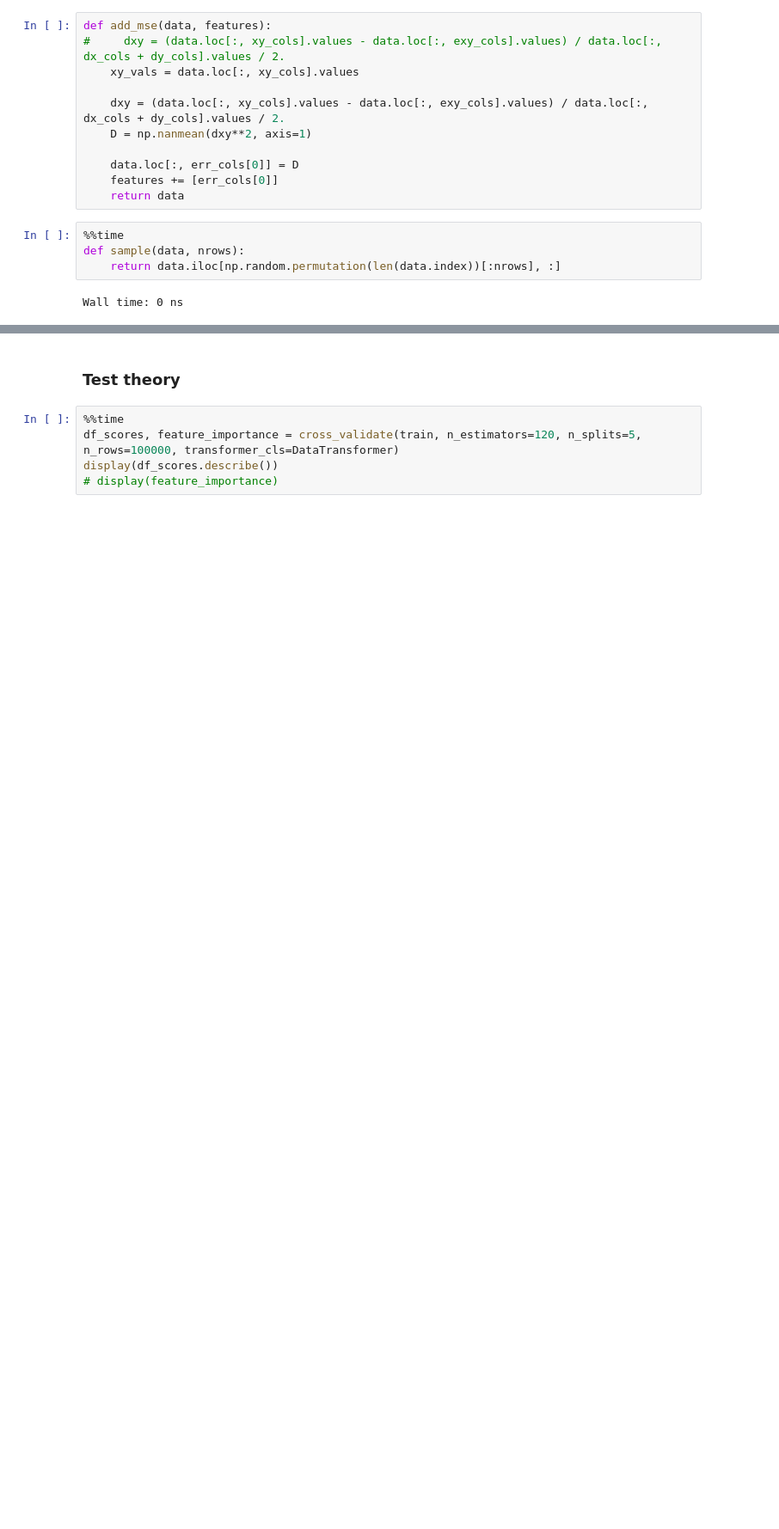
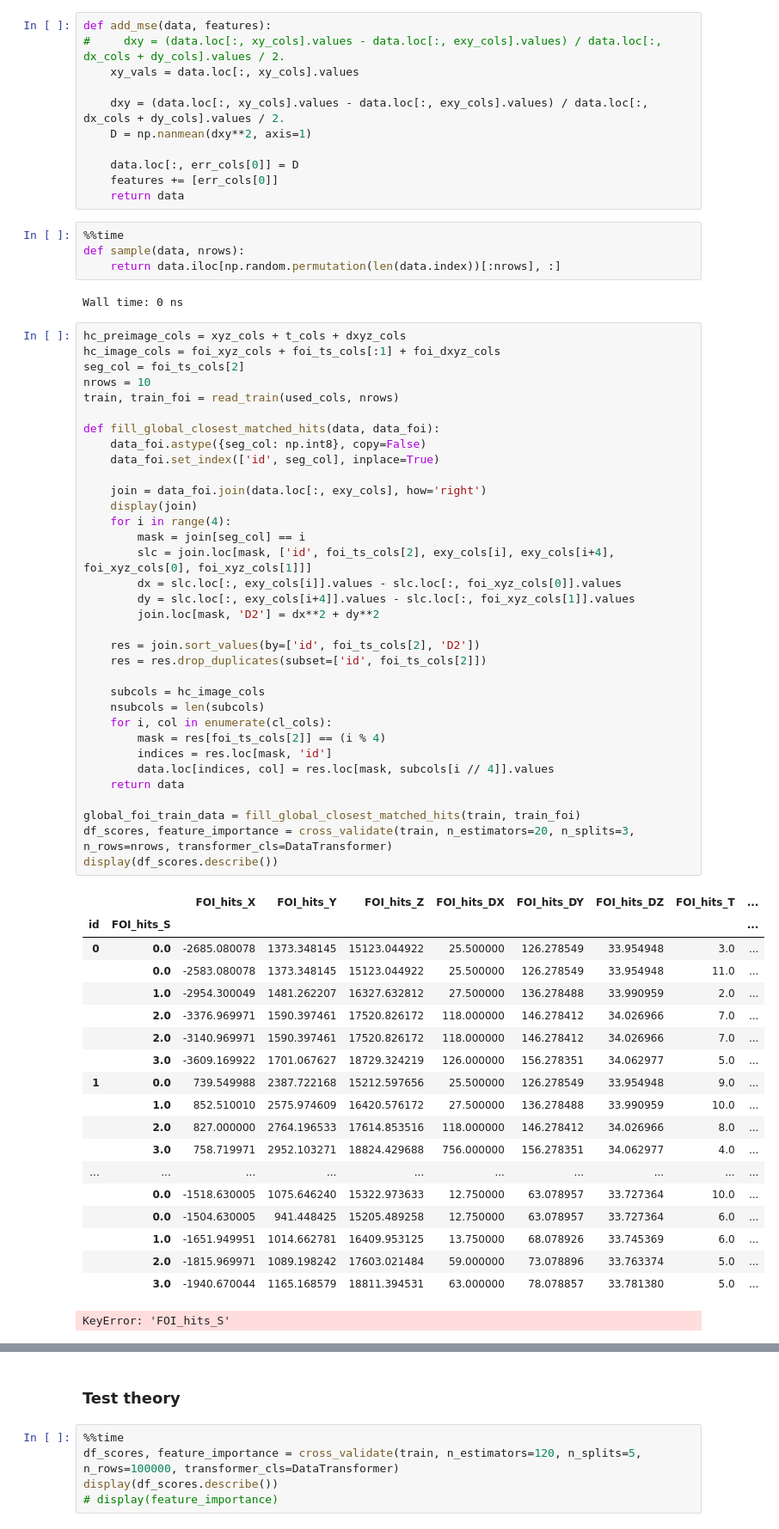
Before and after one commit to almaslov/idao2019, a Jupyter notebook: 09_foi.ipynb, the cells around one changed output, grey strips where cells are left out. Shown at 86% size. Saved outputs shown, nothing was run; the diff lists cells and outputs as text; blank space fills up the shorter version.

```diff
--- a/09_foi.ipynb
+++ b/09_foi.ipynb
@@ -301,6 +301,60 @@ def sample(data, nrows):
     return data.iloc[np.random.permutation(len(data.index))[:nrows], :]
 # %% [output]
 Wall time: 0 ns
+# %%
+hc_preimage_cols = xyz_cols + t_cols + dxyz_cols
+hc_image_cols = foi_xyz_cols + foi_ts_cols[:1] + foi_dxyz_cols
+seg_col = foi_ts_cols[2]
+nrows = 10
+train, train_foi = read_train(used_cols, nrows)
+
+def fill_global_closest_matched_hits(data, data_foi):
+    data_foi.astype({seg_col: np.int8}, copy=False)
+    data_foi.set_index(['id', seg_col], inplace=True)
+
+    join = data_foi.join(data.loc[:, exy_cols], how='right')
+    display(join)
+    for i in range(4):
+        mask = join[seg_col] == i
+        slc = join.loc[mask, ['id', foi_ts_cols[2], exy_cols[i], exy_cols[i+4], foi_xyz_cols[0], foi_xyz_cols[1]]]
+        dx = slc.loc[:, exy_cols[i]].values - slc.loc[:, foi_xyz_cols[0]].values
+        dy = slc.loc[:, exy_cols[i+4]].values - slc.loc[:, foi_xyz_cols[1]].values
+        join.loc[mask, 'D2'] = dx**2 + dy**2
+
+    res = join.sort_values(by=['id', foi_ts_cols[2], 'D2'])
+    res = res.drop_duplicates(subset=['id', foi_ts_cols[2]])
+
+    subcols = hc_image_cols
+    nsubcols = len(subcols)
+    for i, col in enumerate(cl_cols):
+        mask = res[foi_ts_cols[2]] == (i % 4)
+        indices = res.loc[mask, 'id']
+        data.loc[indices, col] = res.loc[mask, subcols[i // 4]].values
+    return data
+
+global_foi_train_data = fill_global_closest_matched_hits(train, train_foi)
+df_scores, feature_importance = cross_validate(train, n_estimators=20, n_splits=3, n_rows=nrows, transformer_cls=DataTransformer)
+display(df_scores.describe())
+# %% [output]
+|  |  | FOI_hits_X | FOI_hits_Y | FOI_hits_Z | FOI_hits_DX | FOI_hits_DY | FOI_hits_DZ | FOI_hits_T | ... |
+| id | FOI_hits_S |  |  |  |  |  |  |  | ... |
+| 0 | 0.0 | -2685.080078 | 1373.348145 | 15123.044922 | 25.500000 | 126.278549 | 33.954948 | 3.0 | ... |
+|  | 0.0 | -2583.080078 | 1373.348145 | 15123.044922 | 25.500000 | 126.278549 | 33.954948 | 11.0 | ... |
+|  | 1.0 | -2954.300049 | 1481.262207 | 16327.632812 | 27.500000 | 136.278488 | 33.990959 | 2.0 | ... |
+|  | 2.0 | -3376.969971 | 1590.397461 | 17520.826172 | 118.000000 | 146.278412 | 34.026966 | 7.0 | ... |
+|  | 2.0 | -3140.969971 | 1590.397461 | 17520.826172 | 118.000000 | 146.278412 | 34.026966 | 7.0 | ... |
+|  | 3.0 | -3609.169922 | 1701.067627 | 18729.324219 | 126.000000 | 156.278351 | 34.062977 | 5.0 | ... |
+| 1 | 0.0 | 739.549988 | 2387.722168 | 15212.597656 | 25.500000 | 126.278549 | 33.954948 | 9.0 | ... |
+|  | 1.0 | 852.510010 | 2575.974609 | 16420.576172 | 27.500000 | 136.278488 | 33.990959 | 10.0 | ... |
+|  | 2.0 | 827.000000 | 2764.196533 | 17614.853516 | 118.000000 | 146.278412 | 34.026966 | 8.0 | ... |
+|  | 3.0 | 758.719971 | 2952.103271 | 18824.429688 | 756.000000 | 156.278351 | 34.062977 | 4.0 | ... |
+| ... | ... | ... | ... | ... | ... | ... | ... | ... | ... |
+|  | 0.0 | -1518.630005 | 1075.646240 | 15322.973633 | 12.750000 | 63.078957 | 33.727364 | 10.0 | ... |
+|  | 0.0 | -1504.630005 | 941.448425 | 15205.489258 | 12.750000 | 63.078957 | 33.727364 | 6.0 | ... |
+|  | 1.0 | -1651.949951 | 1014.662781 | 16409.953125 | 13.750000 | 68.078926 | 33.745369 | 6.0 | ... |
+|  | 2.0 | -1815.969971 | 1089.198242 | 17603.021484 | 59.000000 | 73.078896 | 33.763374 | 5.0 | ... |
+|  | 3.0 | -1940.670044 | 1165.168579 | 18811.394531 | 63.000000 | 78.078857 | 33.781380 | 5.0 | ... |
+KeyError: 'FOI_hits_S'
 # %%
 %%time
 from sklearn.base import TransformerMixin
```
Also changed, not shown: parts of 1 cell of this notebook.
